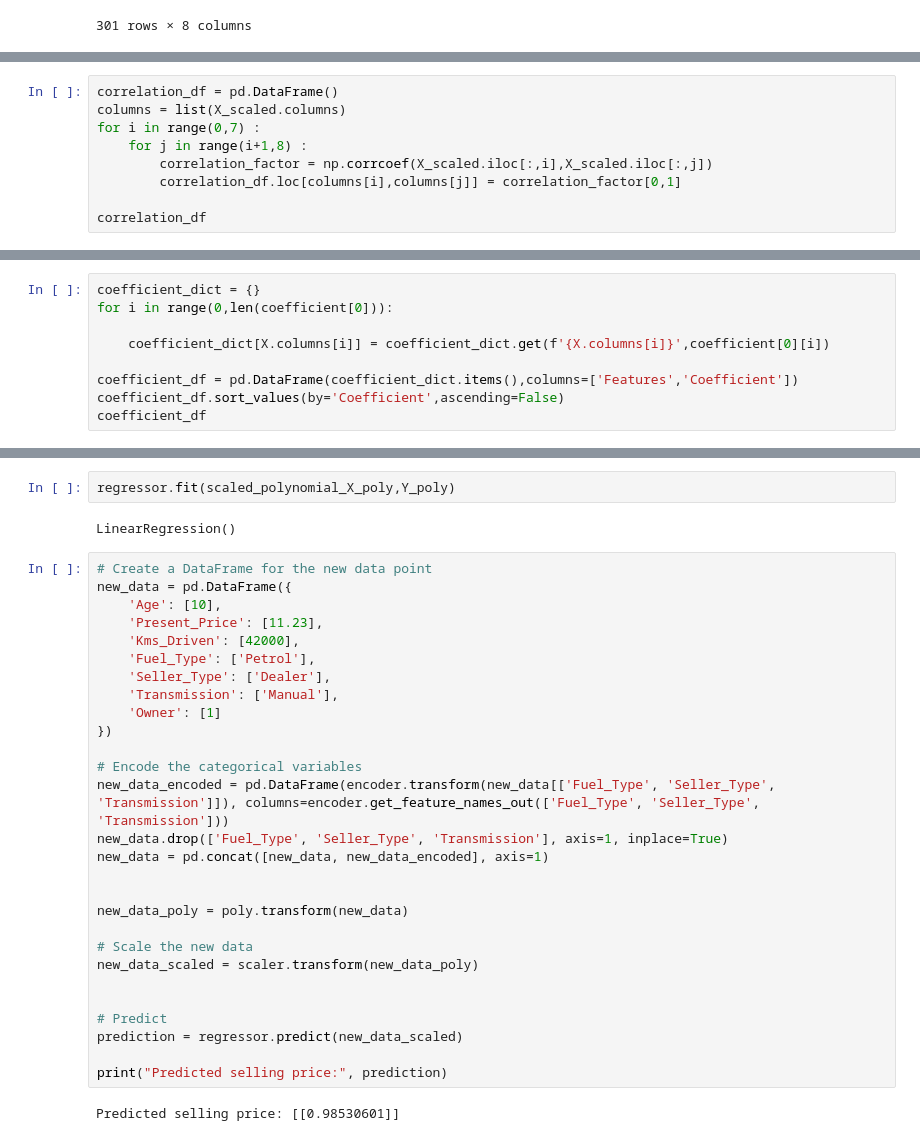
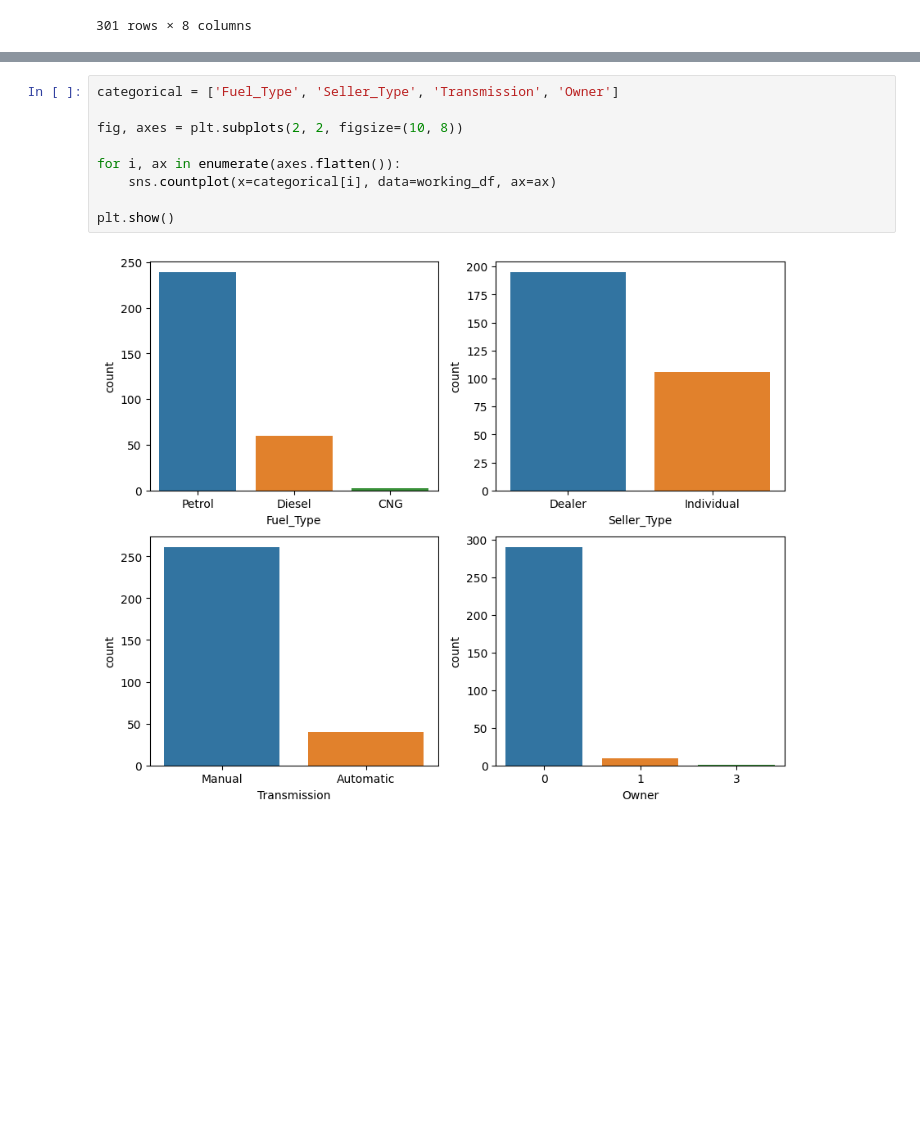
Before and after one commit to sntk-76/car-price-estimation-, a Jupyter notebook: car_estimation_price.ipynb, the cells around one changed output, grey strips where cells are left out. Cells and saved outputs as stored; diff of their text form; blank space fills up the shorter version.

```diff
--- a/car_estimation_price.ipynb
+++ b/car_estimation_price.ipynb
@@ -132,9 +125,0 @@ X_scaled
-# %%
-correlation_df = pd.DataFrame()
-columns = list(X_scaled.columns)
-for i in range(0,7) :
-    for j in range(i+1,8) :
-        correlation_factor = np.corrcoef(X_scaled.iloc[:,i],X_scaled.iloc[:,j])
-        correlation_df.loc[columns[i],columns[j]] = correlation_factor[0,1]
-
-correlation_df
@@ -187,9 +125,0 @@ Intercept is equal to : [4.72946732]
-# %%
-coefficient_dict = {}
-for i in range(0,len(coefficient[0])):
-
-    coefficient_dict[X.columns[i]] = coefficient_dict.get(f'{X.columns[i]}',coefficient[0][i])
-
-coefficient_df = pd.DataFrame(coefficient_dict.items(),columns=['Features','Coefficient'])
-coefficient_df.sort_values(by='Coefficient',ascending=False)
-coefficient_df
@@ -380,34 +126,11 @@ R2 Score:  0.9714709043965031
-# %%
-regressor.fit(scaled_polynomial_X_poly,Y_poly)
-# %% [output]
-LinearRegression()
-# %%
-# Create a DataFrame for the new data point
-new_data = pd.DataFrame({
-    'Age': [10],
-    'Present_Price': [11.23],
-    'Kms_Driven': [42000],
-    'Fuel_Type': ['Petrol'],
-    'Seller_Type': ['Dealer'],
-    'Transmission': ['Manual'],
-    'Owner': [1]
-})
-
-# Encode the categorical variables
-new_data_encoded = pd.DataFrame(encoder.transform(new_data[['Fuel_Type', 'Seller_Type', 'Transmission']]), columns=encoder.get_feature_names_out(['Fuel_Type', 'Seller_Type', 'Transmission']))
-new_data.drop(['Fuel_Type', 'Seller_Type', 'Transmission'], axis=1, inplace=True)
-new_data = pd.concat([new_data, new_data_encoded], axis=1)
-
-
-new_data_poly = poly.transform(new_data)
-
-# Scale the new data
-new_data_scaled = scaler.transform(new_data_poly)
-
-
-# Predict
-prediction = regressor.predict(new_data_scaled)
-
-print("Predicted selling price:", prediction)
-# %% [output]
-Predicted selling price: [[0.98530601]]
+# %%
+categorical = ['Fuel_Type', 'Seller_Type', 'Transmission', 'Owner']
+
+fig, axes = plt.subplots(2, 2, figsize=(10, 8))
+
+for i, ax in enumerate(axes.flatten()):
+    sns.countplot(x=categorical[i], data=working_df, ax=ax)
+
+plt.show()
+# %% [output]
+[figure, added]
```
Also changed, not shown: parts of 61 cells of this notebook.
